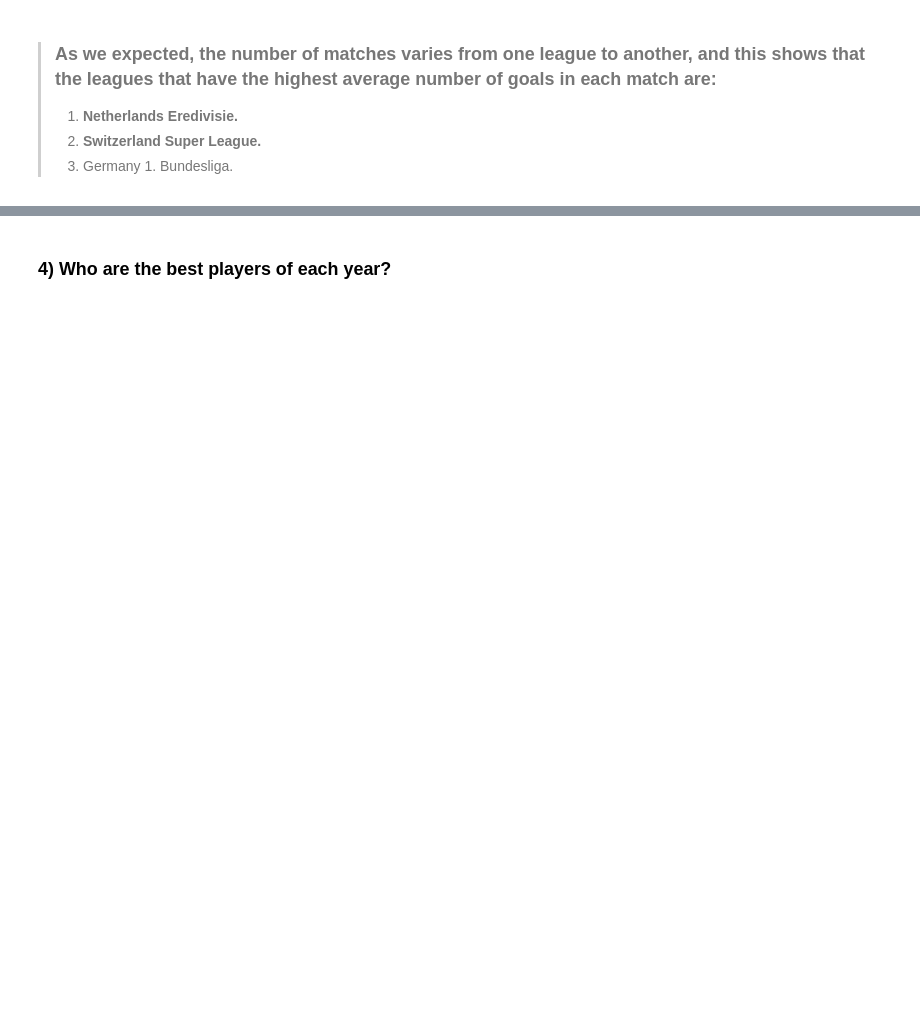
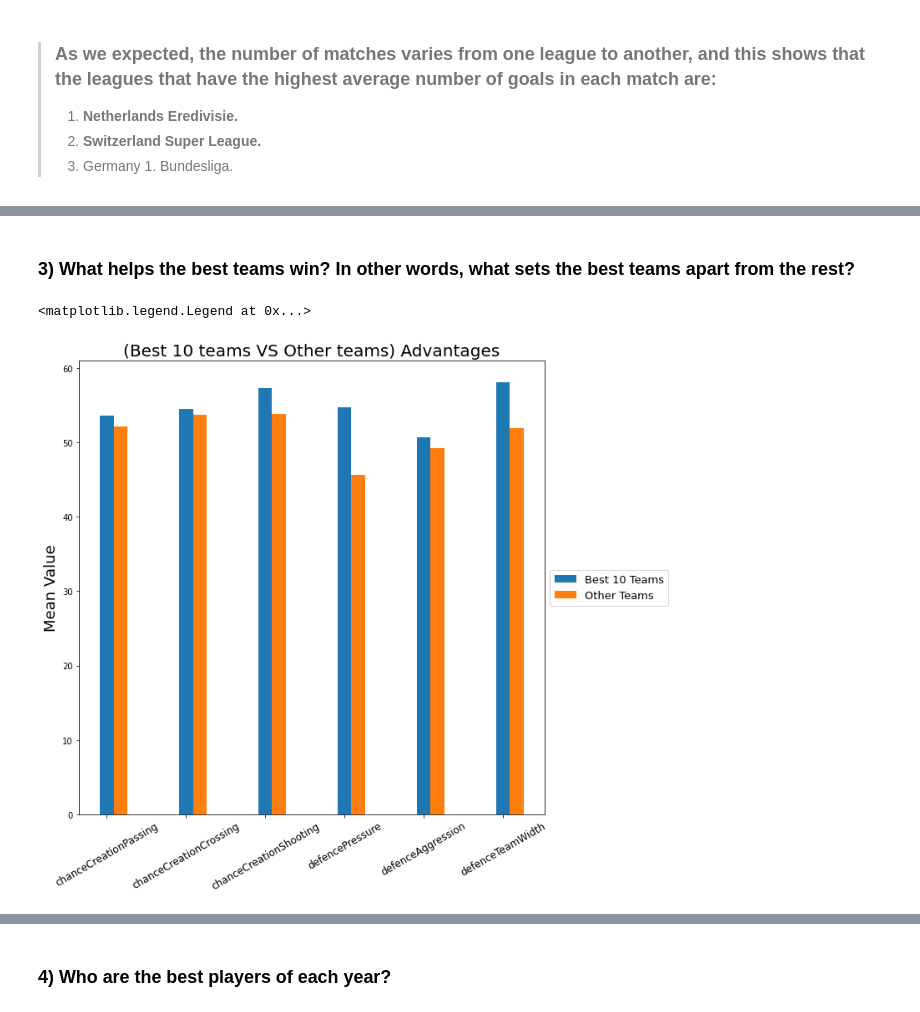
Before and after one commit to mo7amed7assan1911/European-Soccer-Data-Analysis, a Jupyter notebook: investigate-a-dataset-template.ipynb, the cells around one changed output, grey strips where cells are left out. Cells and saved outputs as stored; diff of their text form; code cells hidden in the pictures; blank space fills up the shorter version.

```diff
--- a/investigate-a-dataset-template.ipynb
+++ b/investigate-a-dataset-template.ipynb
@@ -569,0 +611,21 @@ Name: Total_goals, dtype: float64}
+# %% [markdown]
+### 3) What helps the best teams win? In other words, what sets the best teams apart from the rest?
+# %%
+att = ['chanceCreationPassing', 'chanceCreationCrossing', 'chanceCreationShooting', 'defencePressure', 'defenceAggression', 'defenceTeamWidth']
+Best_teams_data = TeamData.query(f'team_api_id in {list(Best_teams.index)}')
+
+best_teams = Best_teams_data[att].mean()                                                 # Data of the best 10 teams
+all_teams = TeamData.query(f'team_api_id not in {list(Best_teams.index)}')[att].mean()   # Data of other teams
+
+
+ide = np.arange(0, 42, 7)
+plt.rcParams["figure.figsize"] = (10,10)
+plt.bar(ide, best_teams, width=1.2)
+plt.bar(ide+1.2, all_teams, width=1.2)
+plt.xticks(ide, att, rotation=390, fontsize=12)
+plt.ylabel('Mean Value', fontsize=18)
+plt.title('(Best 10 teams VS Other teams) Advantages', fontsize=20)
+plt.legend(['Best 10 Teams', 'Other Teams'], loc='center left', bbox_to_anchor=(1, 0.5), fontsize=13, prop={'size': 13})
+# %% [output]
+<matplotlib.legend.Legend at 0x...>
+[figure, added]
```
Also changed, not shown: parts of 56 cells of this notebook.
